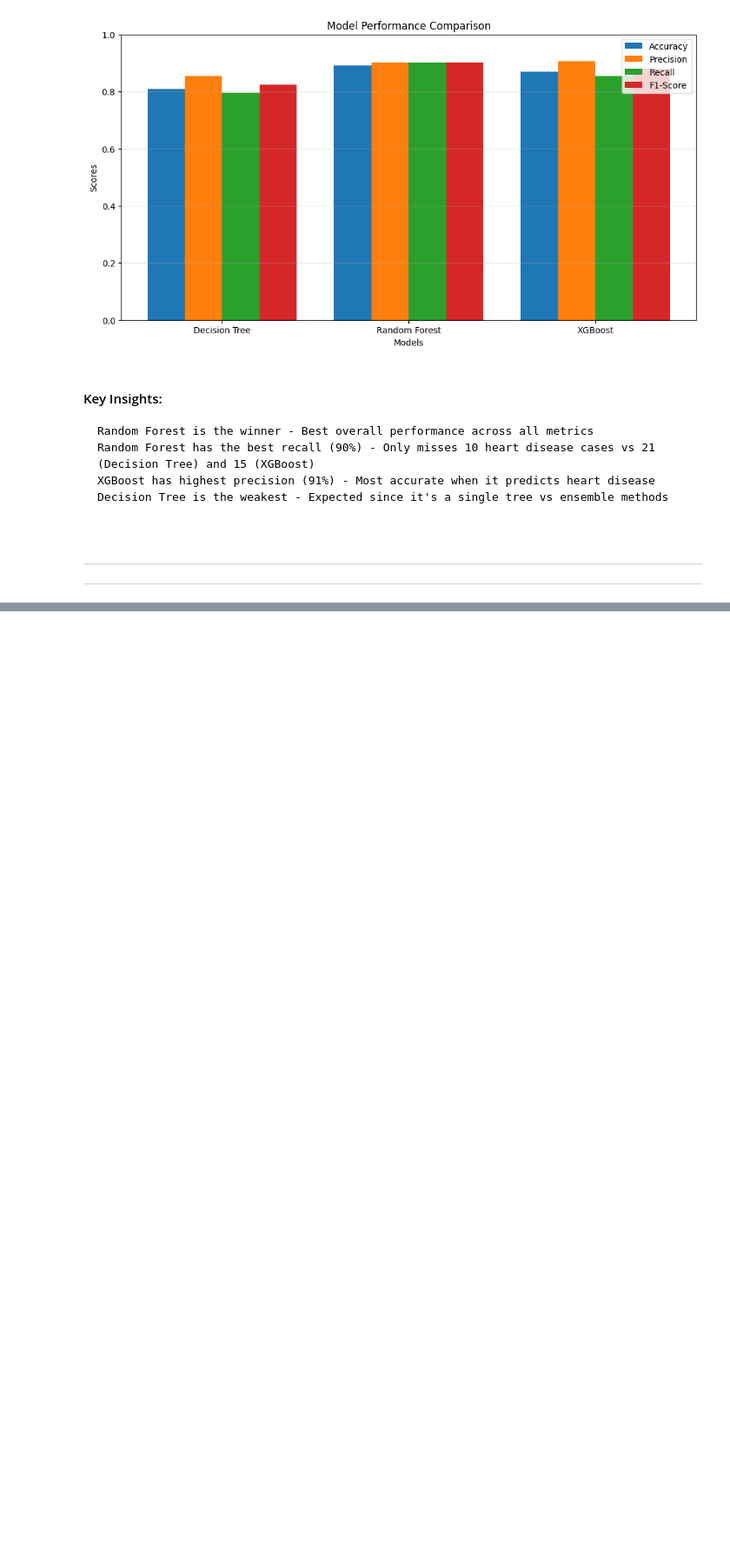
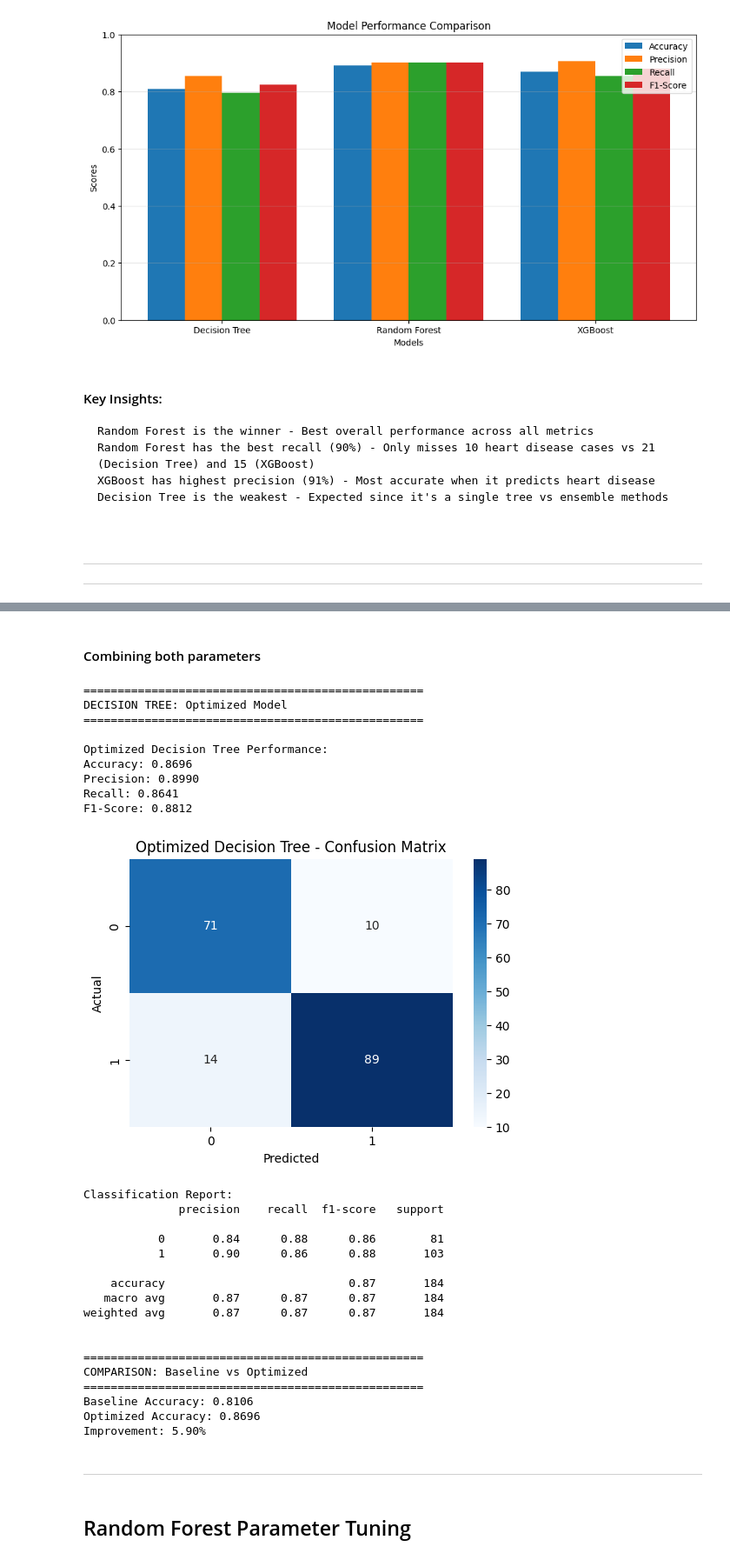
Before and after one commit to saumyashah0510/MachineLearning, a Jupyter notebook: Basic libraries/scikit learn/Projects/Cardiovascular_disease_classifier.ipynb, the cells around one changed output, grey strips where cells are left out. Shown at 87% size. Drawn from its saved outputs; the diff is of its cells as text; code cells hidden in the pictures; blank space fills up the shorter version.

```diff
--- a/Basic libraries/scikit learn/Projects/Cardiovascular_disease_classifier.ipynb
+++ b/Basic libraries/scikit learn/Projects/Cardiovascular_disease_classifier.ipynb
@@ -298,0 +416,71 @@ Decision Tree is the weakest - Expected since it's a single tree vs ensemble met
+# %% [markdown]
+#### Combining both parameters
+# %%
+print("="*50)
+print("DECISION TREE: Optimized Model")
+print("="*50)
+
+dt_optimized_model = DecisionTreeClassifier(
+    max_depth=4,
+    min_samples_split=30,
+    random_state=RANDOM_STATE
+)
+
+dt_optimized_model.fit(X_train,y_train)
+y_pred_dt_opt = dt_optimized_model.predict(X_test)
+
+print("\nOptimized Decision Tree Performance:")
+print(f"Accuracy: {accuracy_score(y_test, y_pred_dt_opt):.4f}")
+print(f"Precision: {precision_score(y_test, y_pred_dt_opt):.4f}")
+print(f"Recall: {recall_score(y_test, y_pred_dt_opt):.4f}")
+print(f"F1-Score: {f1_score(y_test, y_pred_dt_opt):.4f}")
+
+plt.figure(figsize=(6, 4))
+cm_dt_opt = confusion_matrix(y_test, y_pred_dt_opt)
+sns.heatmap(cm_dt_opt, annot=True, fmt='d', cmap='Blues')
+plt.title('Optimized Decision Tree - Confusion Matrix')
+plt.xlabel('Predicted')
+plt.ylabel('Actual')
+plt.show()
+
+print("\nClassification Report:")
+print(classification_report(y_test, y_pred_dt_opt))
+
+print("\n" + "="*50)
+print("COMPARISON: Baseline vs Optimized")
+print("="*50)
+print(f"Baseline Accuracy: 0.8106")
+print(f"Optimized Accuracy: {accuracy_score(y_test, y_pred_dt_opt):.4f}")
+print(f"Improvement: {(accuracy_score(y_test, y_pred_dt_opt) - 0.8106)*100:.2f}%")
+# %% [output]
+==================================================
+DECISION TREE: Optimized Model
+==================================================
+
+Optimized Decision Tree Performance:
+Accuracy: 0.8696
+Precision: 0.8990
+Recall: 0.8641
+F1-Score: 0.8812
+[figure, added]
+Classification Report:
+              precision    recall  f1-score   support
+
+           0       0.84      0.88      0.86        81
+           1       0.90      0.86      0.88       103
+
+    accuracy                           0.87       184
+   macro avg       0.87      0.87      0.87       184
+weighted avg       0.87      0.87      0.87       184
+
+
+==================================================
+COMPARISON: Baseline vs Optimized
+==================================================
+Baseline Accuracy: 0.8106
+Optimized Accuracy: 0.8696
+Improvement: 5.90%
+# %% [markdown]
+<hr>
+# %% [markdown]
+## Random Forest Parameter Tuning
```
Also changed, not shown: parts of 5 cells of this notebook.
